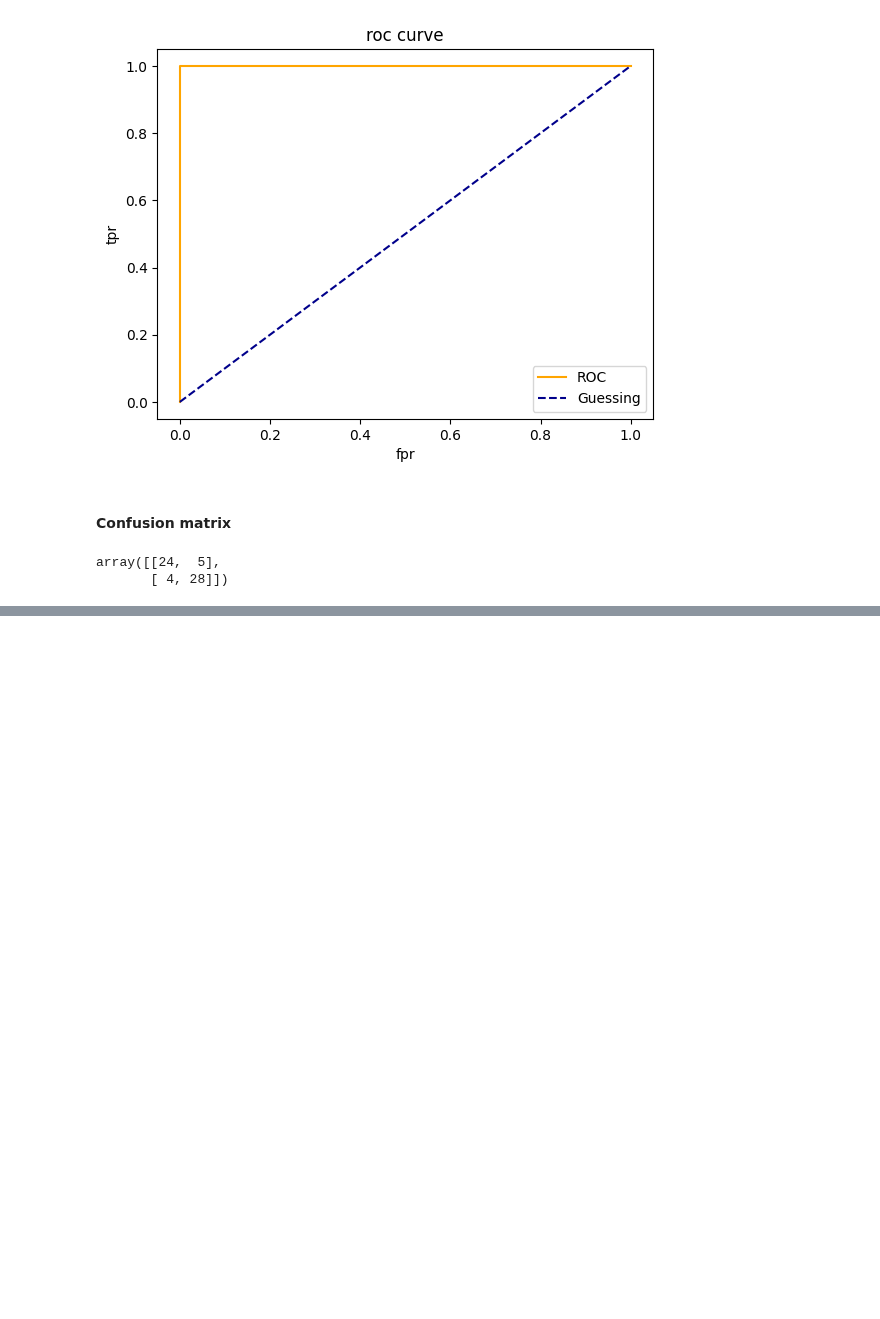
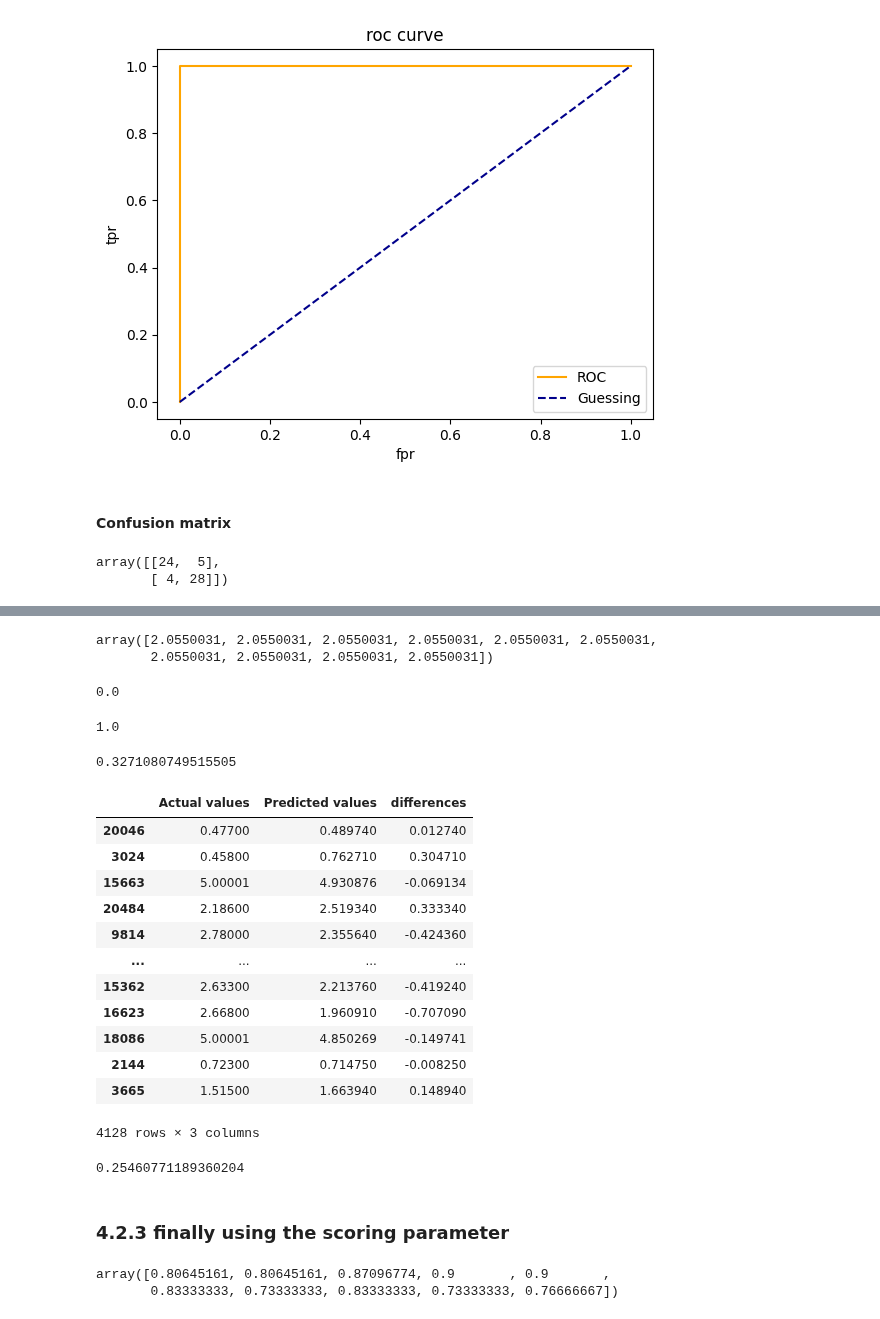
Before and after one commit to dabo22/udemy_ml, a Jupyter notebook: scikit-learn - ML/Introduction-to-scikit-learn.ipynb, the cells around one changed output, grey strips where cells are left out. Drawn from its saved outputs; the diff is of its cells as text; code cells hidden in the pictures; blank space fills up the shorter version.

```diff
--- a/scikit-learn - ML/Introduction-to-scikit-learn.ipynb
+++ b/scikit-learn - ML/Introduction-to-scikit-learn.ipynb
@@ -876,0 +939,12 @@ array([[24,  5],
+# %%
+from sklearn.ensemble import RandomForestRegressor
+
+np.random.seed(42)
+
+X = housing_df.drop("Target", axis=1)
+y = housing_df["Target"]
+
+X_train, X_test, y_train, y_test = train_test_split(X, y,test_size=0.2)
+
+model = RandomForestRegressor()
+model.fit(X_train, y_train)
@@ -876,0 +970,54 @@ array([[24,  5],
+# %%
+y_test_mean[:10]
+# %% [output]
+array([2.0550031, 2.0550031, 2.0550031, 2.0550031, 2.0550031, 2.0550031,
+       2.0550031, 2.0550031, 2.0550031, 2.0550031])
+# %%
+r2_score(y_true=y_test, y_pred=y_test_mean)
+# %% [output]
+0.0
+# %%
+r2_score(y_true=y_test, y_pred=y_test)
+# %% [output]
+1.0
+# %%
+# MAE
+from sklearn.metrics import mean_absolute_error
+
+y_preds = model.predict(X_test)
+mae = mean_absolute_error(y_test, y_preds)
+mae
+# %% [output]
+0.3271080749515505
+# %%
+df = pd.DataFrame(data={"Actual values": y_test, "Predicted values": y_preds})
+
+
+df["differences"] = df["Predicted values"] - df["Actual values"]
+# %%
+df
+# %% [output]
+|  | Actual values | Predicted values | differences |
+| 20046 | 0.47700 | 0.489740 | 0.012740 |
+| 3024 | 0.45800 | 0.762710 | 0.304710 |
+| 15663 | 5.00001 | 4.930876 | -0.069134 |
+| 20484 | 2.18600 | 2.519340 | 0.333340 |
+| 9814 | 2.78000 | 2.355640 | -0.424360 |
+| ... | ... | ... | ... |
+| 15362 | 2.63300 | 2.213760 | -0.419240 |
+| 16623 | 2.66800 | 1.960910 | -0.707090 |
+| 18086 | 5.00001 | 4.850269 | -0.149741 |
+| 2144 | 0.72300 | 0.714750 | -0.008250 |
+| 3665 | 1.51500 | 1.663940 | 0.148940 |
+4128 rows × 3 columns
+# %%
+# MAE
+from sklearn.metrics import mean_squared_error
+
+y_preds = model.predict(X_test)
+mse = mean_squared_error(y_test, y_preds)
+mse
+# %% [output]
+0.25460771189360204
+# %% [markdown]
+### 4.2.3 finally using the scoring parameter
@@ -876,0 +1033,8 @@ array([[24,  5],
+# %%
+np.random.seed(42)
+
+cv_acc = cross_val_score(clf, X, y, cv=10, scoring=None)
+cv_acc
+# %% [output]
+array([0.80645161, 0.80645161, 0.87096774, 0.9       , 0.9       ,
+       0.83333333, 0.73333333, 0.83333333, 0.73333333, 0.76666667])
```
Also changed, not shown: parts of 30 cells of this notebook, 2 other files.
